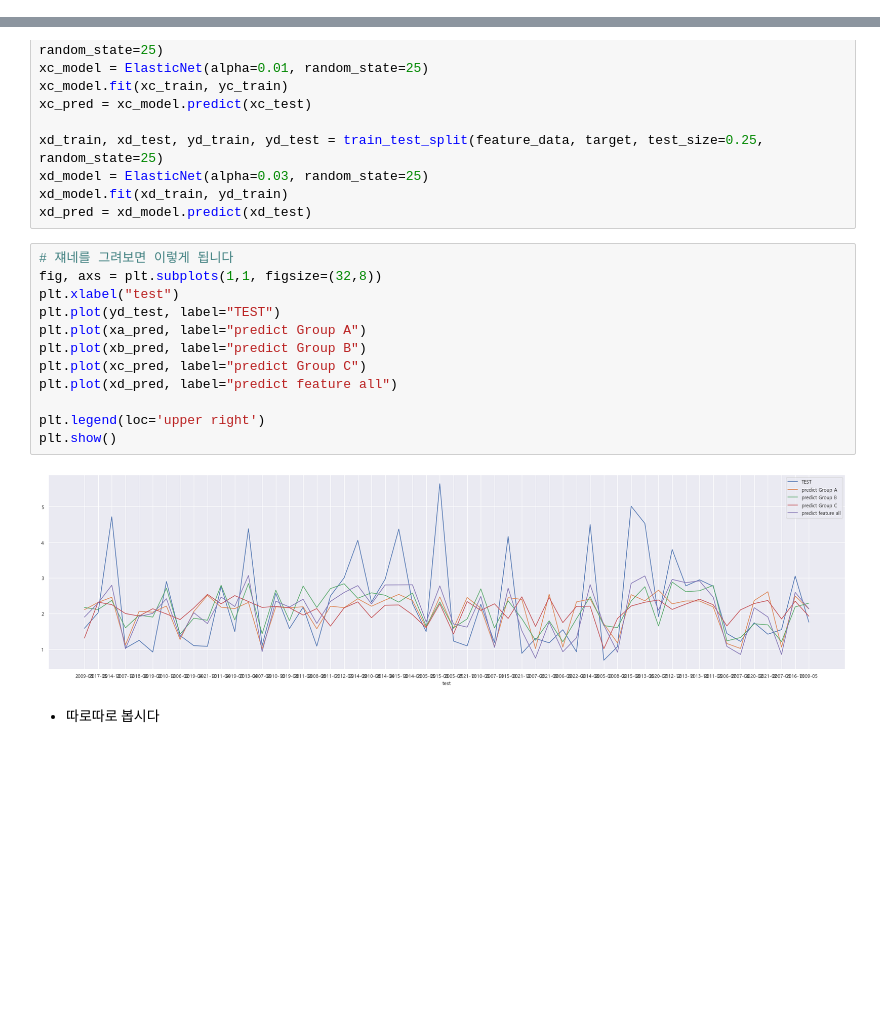
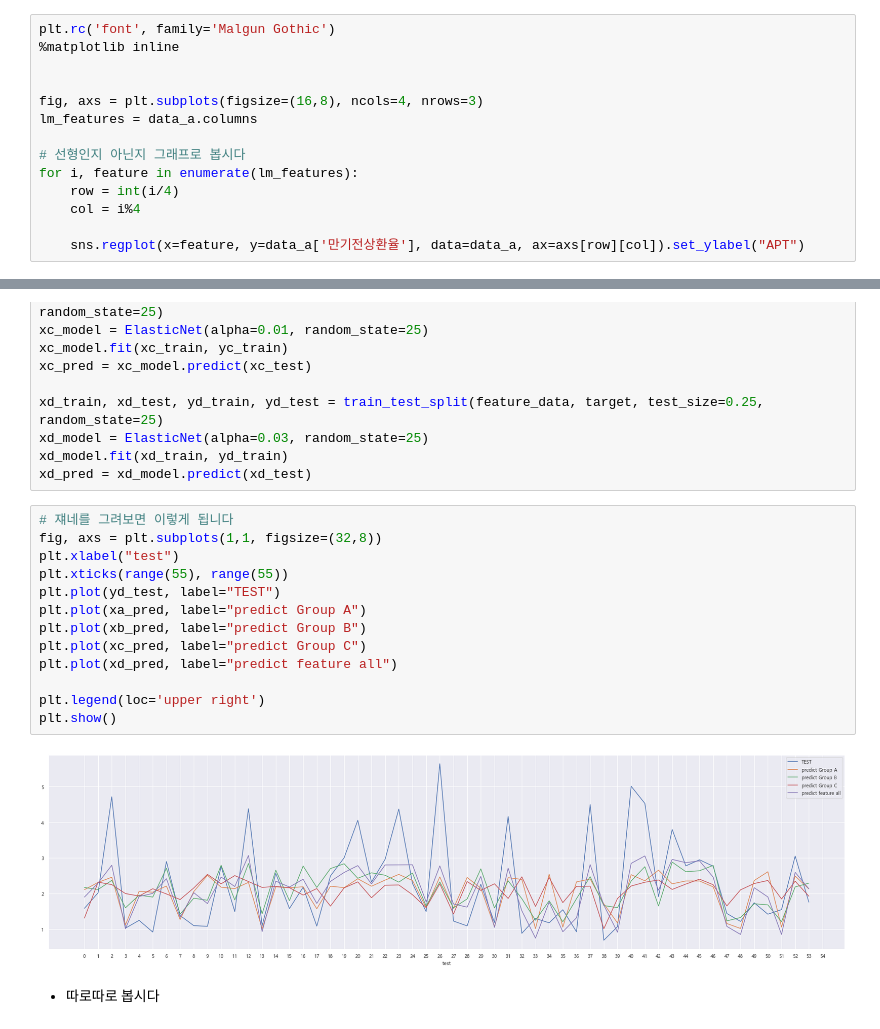
Before and after one commit to pelllzz/ubion4_project1, a Jupyter notebook: code/analysis.ipynb, the cells around one changed output, grey strips where cells are left out. Cells and saved outputs as stored; diff of their text form; blank space fills up the shorter version.

```diff
--- a/code/analysis.ipynb
+++ b/code/analysis.ipynb
@@ -239,3 +239,17 @@ find_vif(data_b)
 9      18.827480      미국 실효금리
 10     11.342244       만기전상환율
 11      1.582310       인플레이션율
+# %%
+plt.rc('font', family='Malgun Gothic')
+%matplotlib inline
+
+
+fig, axs = plt.subplots(figsize=(16,8), ncols=4, nrows=3)
+lm_features = data_a.columns
+
+# 선형인지 아닌지 그래프로 봅시다
+for i, feature in enumerate(lm_features):
+    row = int(i/4)
+    col = i%4
+
+    sns.regplot(x=feature, y=data_a['만기전상환율'], data=data_a, ax=axs[row][col]).set_ylabel("APT")
@@ -466,17 +483,18 @@ xd_pred = xd_model.predict(xd_test)
 # %%
 # 쟤네를 그려보면 이렇게 됩니다
 fig, axs = plt.subplots(1,1, figsize=(32,8))
 plt.xlabel("test")
+plt.xticks(range(55), range(55))
 plt.plot(yd_test, label="TEST")
 plt.plot(xa_pred, label="predict Group A")
 plt.plot(xb_pred, label="predict Group B")
 plt.plot(xc_pred, label="predict Group C")
 plt.plot(xd_pred, label="predict feature all")
 
 plt.legend(loc='upper right')
 plt.show()
 # %% [output]
-[figure, old version]
+[figure, new version]
 # %% [markdown]
 - 따로따로 봅시다
 # %%
```
Also changed, not shown: parts of 26 cells of this notebook.
